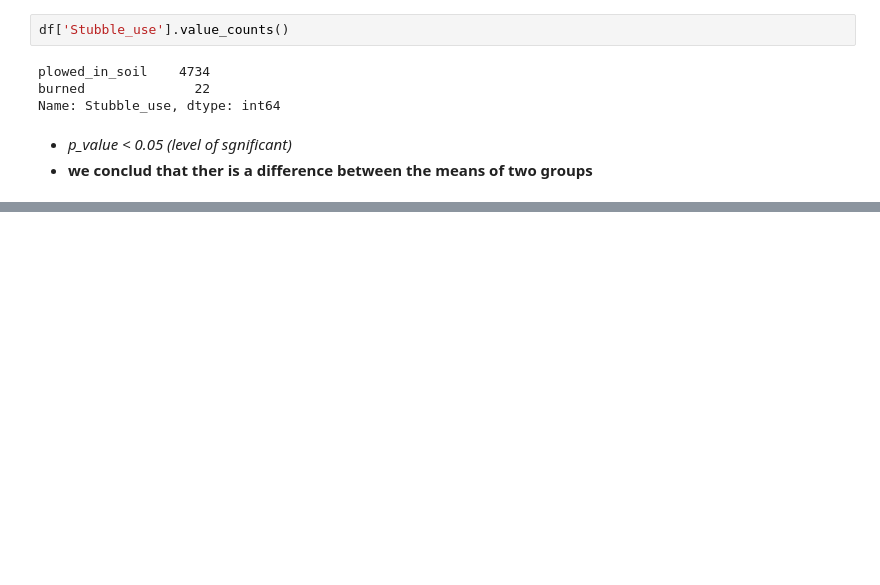
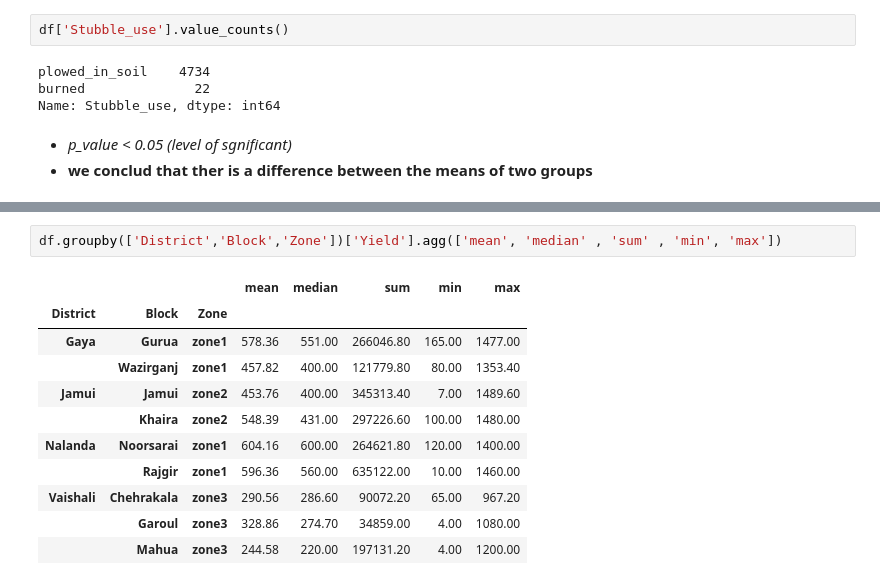
Before and after one commit to ahmedalharth/Digtal_crope_app, a Jupyter notebook: Digtal_crop_1.ipynb, the cells around one changed output, grey strips where cells are left out. Drawn from its saved outputs; the diff is of its cells as text; blank space fills up the shorter version.

```diff
--- a/Digtal_crop_1.ipynb
+++ b/Digtal_crop_1.ipynb
@@ -906,0 +998,14 @@ Name: Stubble_use, dtype: int64
+# %%
+df.groupby(['District','Block','Zone'])['Yield'].agg(['mean', 'median' , 'sum' , 'min', 'max'])
+# %% [output]
+|  |  |  | mean | median | sum | min | max |
+| District | Block | Zone |  |  |  |  |  |
+| Gaya | Gurua | zone1 | 578.36 | 551.00 | 266046.80 | 165.00 | 1477.00 |
+|  | Wazirganj | zone1 | 457.82 | 400.00 | 121779.80 | 80.00 | 1353.40 |
+| Jamui | Jamui | zone2 | 453.76 | 400.00 | 345313.40 | 7.00 | 1489.60 |
+|  | Khaira | zone2 | 548.39 | 431.00 | 297226.60 | 100.00 | 1480.00 |
+| Nalanda | Noorsarai | zone1 | 604.16 | 600.00 | 264621.80 | 120.00 | 1400.00 |
+|  | Rajgir | zone1 | 596.36 | 560.00 | 635122.00 | 10.00 | 1460.00 |
+| Vaishali | Chehrakala | zone3 | 290.56 | 286.60 | 90072.20 | 65.00 | 967.20 |
+|  | Garoul | zone3 | 328.86 | 274.70 | 34859.00 | 4.00 | 1080.00 |
+|  | Mahua | zone3 | 244.58 | 220.00 | 197131.20 | 4.00 | 1200.00 |
```
Also changed, not shown: parts of 20 cells of this notebook, 6 other files.
